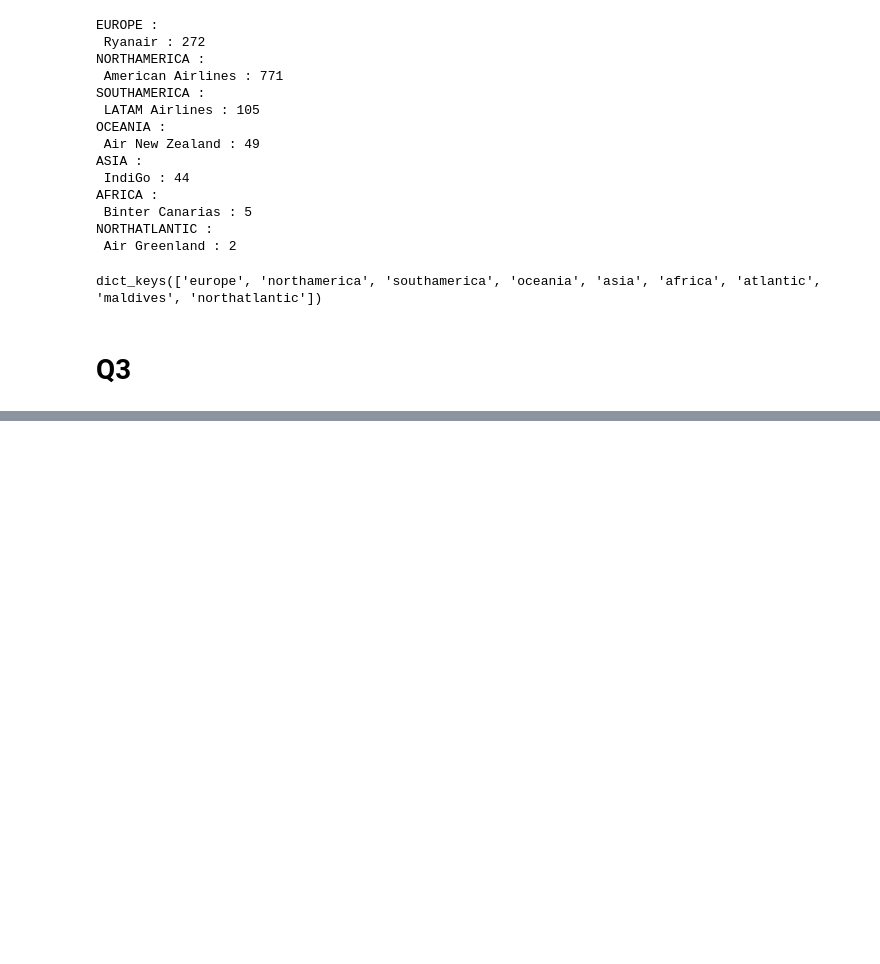
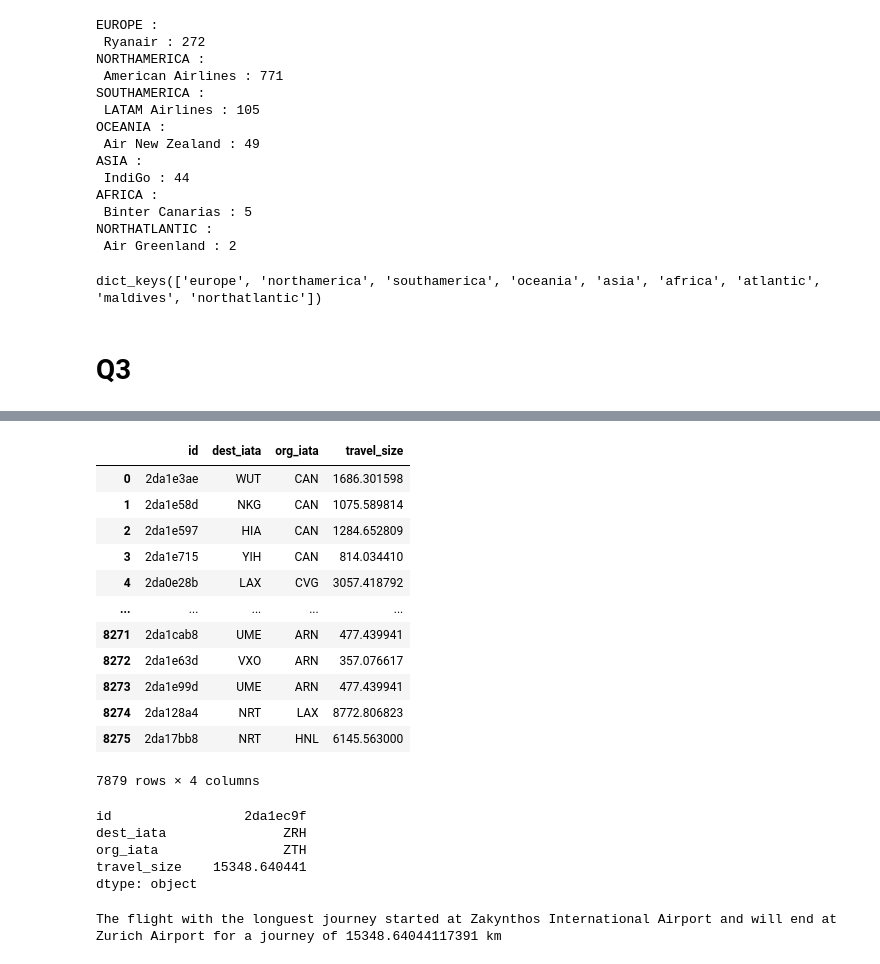
Before and after one commit to Alaiitoc/kata-python, a Jupyter notebook: ETL.ipynb, the cells around one changed output, grey strips where cells are left out. Cells and saved outputs as stored; diff of their text form; code cells hidden in the pictures; blank space fills up the shorter version.

```diff
--- a/ETL.ipynb
+++ b/ETL.ipynb
@@ -186,10 +189,6 @@ fr_api.get_zones().keys()
 dict_keys(['europe', 'northamerica', 'southamerica', 'oceania', 'asia', 'africa', 'atlantic', 'maldives', 'northatlantic'])
 # %% [markdown]
 # Q3
-# %%
-def distance(x1,x2,y1,y2):
-    return ((x1-x2)**2+(y1-y2)**2)**0.5
-
-def airport_dist(x):
-    org = x["org_iata"]
-    dest = x["dest_iata"]
+# %%
+airports = pd.read_parquet("Airports.parquet", columns=["iata","lat","lon"])
+airports
@@ -212,0 +226,10 @@ df3
+# %%
+def airport_dist(x):
+    org = x["org_iata"]
+    dest = x["dest_iata"]
+    try :
+        coord_org = (airports[airports["iata"] == org]["lat"].iloc[0], airports[airports["iata"] == org]["lon"].iloc[0])
+        coord_dest = (airports[airports["iata"] == dest]["lat"].iloc[0], airports[airports["iata"] == dest]["lon"].iloc[0])
+        return distance.distance(coord_org, coord_dest).km
+    except IndexError as e:
+        return None
@@ -212,0 +241,33 @@ df3
+# %%
+df3["travel_size"] = df3.apply(airport_dist, axis=1)
+df3
+# %% [output]
+|  | id | dest_iata | org_iata | travel_size |
+| 0 | 2da1e3ae | WUT | CAN | 1686.301598 |
+| 1 | 2da1e58d | NKG | CAN | 1075.589814 |
+| 2 | 2da1e597 | HIA | CAN | 1284.652809 |
+| 3 | 2da1e715 | YIH | CAN | 814.034410 |
+| 4 | 2da0e28b | LAX | CVG | 3057.418792 |
+| ... | ... | ... | ... | ... |
+| 8271 | 2da1cab8 | UME | ARN | 477.439941 |
+| 8272 | 2da1e63d | VXO | ARN | 357.076617 |
+| 8273 | 2da1e99d | UME | ARN | 477.439941 |
+| 8274 | 2da128a4 | NRT | LAX | 8772.806823 |
+| 8275 | 2da17bb8 | NRT | HNL | 6145.563000 |
+7879 rows × 4 columns
+# %%
+df3.max()
+# %% [output]
+id                 2da1ec9f
+dest_iata               ZRH
+org_iata                ZTH
+travel_size    15348.640441
+dtype: object
+# %%
+print("The flight with the longuest journey started at",end=" ")
+print(df_airports[df_airports["iata"] == df3.max()["org_iata"]].iloc[0]["name"],end=" ")
+print("and will end at",end=" ")
+print(df_airports[df_airports["iata"] == df3.max()["dest_iata"]].iloc[0]["name"],end=" ")
+print(f'for a journey of {df3.max()["travel_size"]} km')
+# %% [output]
+The flight with the longuest journey started at Zakynthos International Airport and will end at Zurich Airport for a journey of 15348.64044117391 km
```
Also changed, not shown: parts of 12 cells of this notebook, 2 other files.
